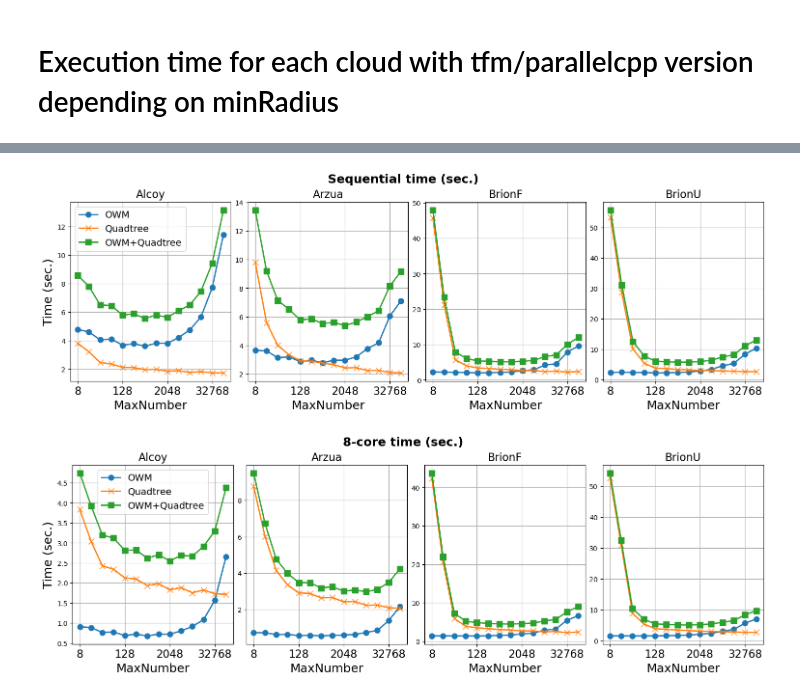
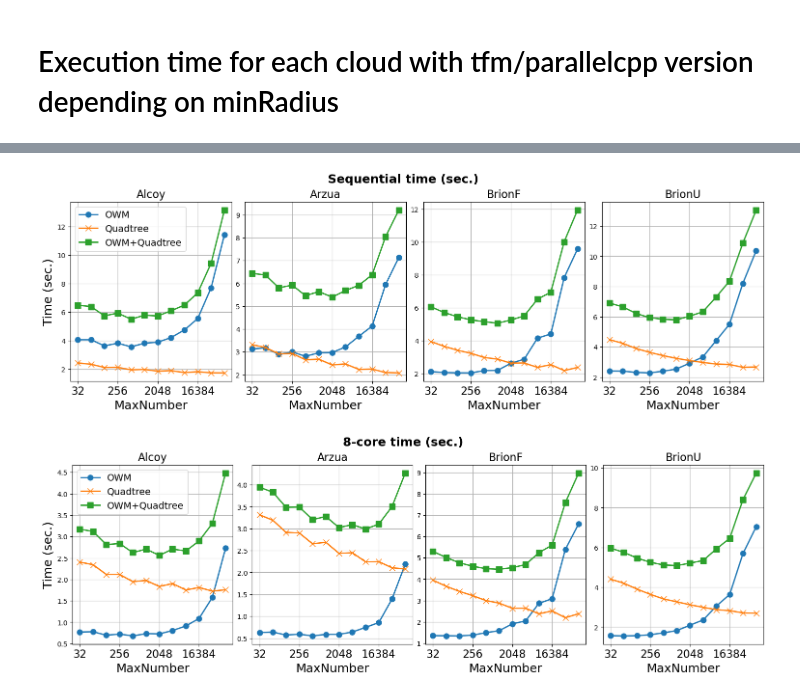
Before and after one commit to PPMC-DAC/FastOWM, a Jupyter notebook: Results/process_maxnumber.ipynb, the cells around one changed output, grey strips where cells are left out. Saved outputs shown, nothing was run; the diff lists cells and outputs as text; code cells hidden in the pictures.

Commit message:
Process new MaxNumber results

```diff
--- a/Results/process_maxnumber.ipynb
+++ b/Results/process_maxnumber.ipynb
@@ -56,7 +56,7 @@ def tokenize(filename):
                 results[i][j][k]['owm']=experiment[i][j][k][16]
     return results
 
-res1=tokenize("parallelcpp_maxnumw_coffee.txt")
+res1=tokenize("parallelcpp_maxnum_coffee.txt")
 
 #print(results)
 # %%
@@ -169,39 +169,39 @@ def plot_alltimes(nth,results):
     yticksfs = 16
     legendfs = 14
     linew = 2
     markers = 8
     marks=['o-','x-','s-','v-','+-']
 
     #fig = plt.figure()
     labels=['OWM','Quadtree','OWM+Quadtree']
-    x=list(results['Alcoy'].keys())
+    x=list(results['AlcoyH'].keys())
     xticks=range(1,len(x)+1)
     #define grid of plots
     fig, axs = plt.subplots(nrows=1, ncols=4,figsize=(15, 5), constrained_layout=True, sharey=False)
-    for i,name in zip(range(4),['Alcoy','Arzua','BrionF','BrionU']):
+    for i,name in zip(range(4),['AlcoyH','ArzuaH','BrionFH','BrionUH']):
         axs[i].plot(np.array(xticks), np.array([results[name][i][nth]['owm'] for i in x]), marks[0], linewidth=linew, markersize=markers)
         axs[i].plot(np.array(xticks), np.array([results[name][i][nth]['qtree'] for i in x]), marks[1], linewidth=linew, markersize=markers)
         axs[i].plot(np.array(xticks), np.array([results[name][i][nth]['qtree']+results[name][i][nth]['owm'] for i in x]), marks[2], linewidth=linew, markersize=markers)
 
-        axs[i].set_title(name,fontsize=16)
+        axs[i].set_title(name[:-1],fontsize=16)
         axs[i].set_xlabel('MaxNumber', fontsize=xlabelfs)
-        axs[i].set_xticks(ticks=xticks[::4], labels=x[::4],fontsize=xticksfs)
+        axs[i].set_xticks(ticks=xticks[::3], labels=x[::3],fontsize=xticksfs)
         # axs[i].yticks(fontsize=yticksfs)
         axs[i].grid()
 
     if nth==1:
         fig.suptitle('Sequential time (sec.)',  fontweight='bold', fontsize=18)
     else:
         fig.suptitle('8-core time (sec.)',  fontweight='bold', fontsize=18)
     axs[0].set_ylabel('Time (sec.)', fontsize=ylabelfs)
     axs[0].legend(labels,loc='best', fontsize= 14)
     #axs[i].show()
 
 plot_alltimes(1,res1)
 plot_alltimes(8,res1)
 # %% [output]
-[figure, old version]
+[figure, new version]
-[figure, old version]
+[figure, new version]
 # %%
 
 pp = PdfPages("Speedup-qmin.pdf")
```
Also changed, not shown: parts of 5 cells of this notebook.
